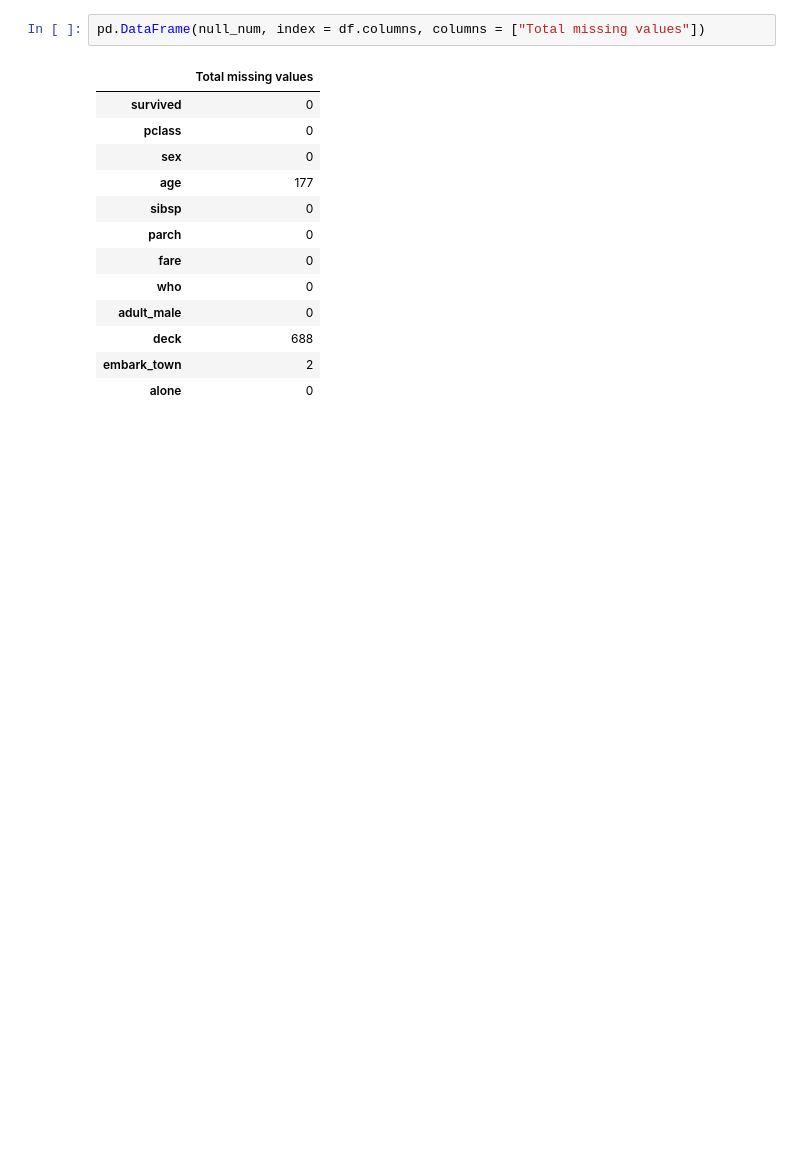
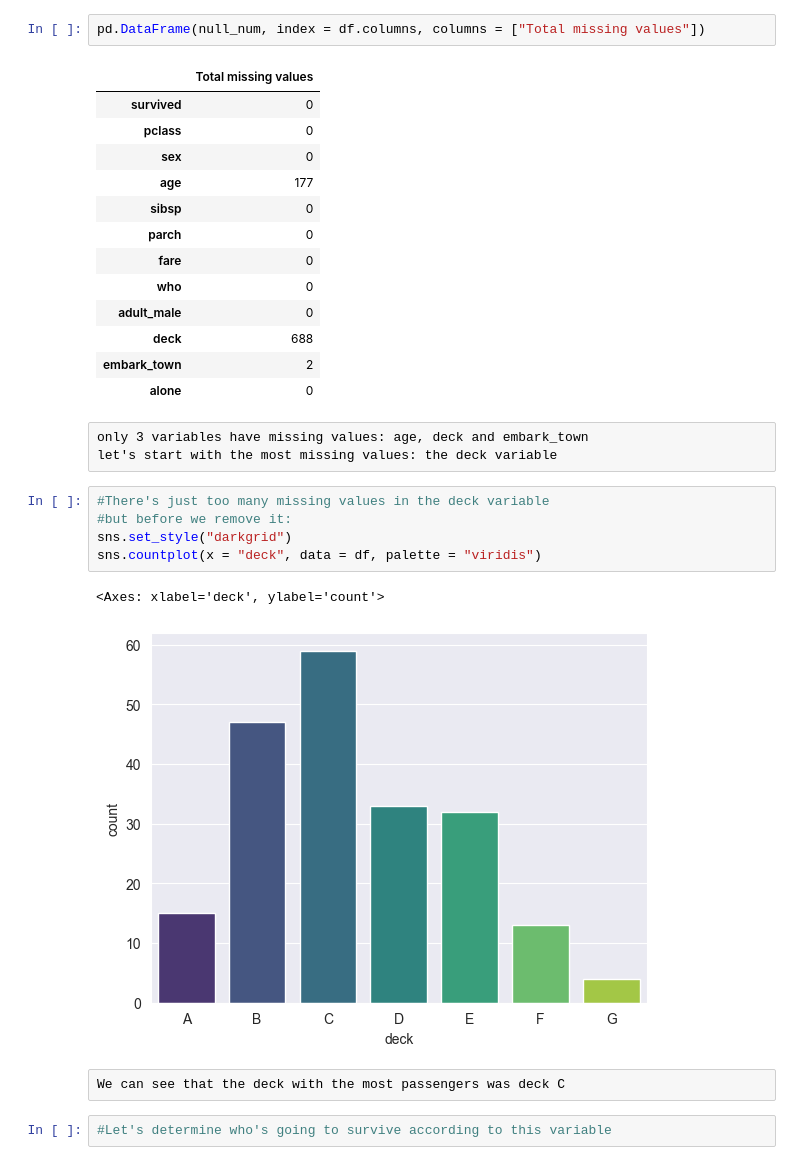
Before and after one commit to AtRealMasterLuke/Titanic-Dataset-Analysis, a Jupyter notebook: Titanic Dataset sns.ipynb, the cells around one changed output. Saved outputs shown, nothing was run; the diff lists cells and outputs as text; blank space fills up the shorter version.

```diff
--- a/Titanic Dataset sns.ipynb
+++ b/Titanic Dataset sns.ipynb
@@ -88,3 +89,18 @@ pd.DataFrame(null_num, index = df.columns, columns = ["Total missing values"])
 | deck | 688 |
 | embark_town | 2 |
 | alone | 0 |
+# %% [raw]
+only 3 variables have missing values: age, deck and embark_town
+let's start with the most missing values: the deck variable
+# %%
+#There's just too many missing values in the deck variable
+#but before we remove it:
+sns.set_style("darkgrid")
+sns.countplot(x = "deck", data = df, palette = "viridis")
+# %% [output]
+<Axes: xlabel='deck', ylabel='count'>
+[figure, added]
+# %% [raw]
+We can see that the deck with the most passengers was deck C
+# %%
+#Let's determine who's going to survive according to this variable
```
Also changed, not shown: parts of 17 cells of this notebook.
